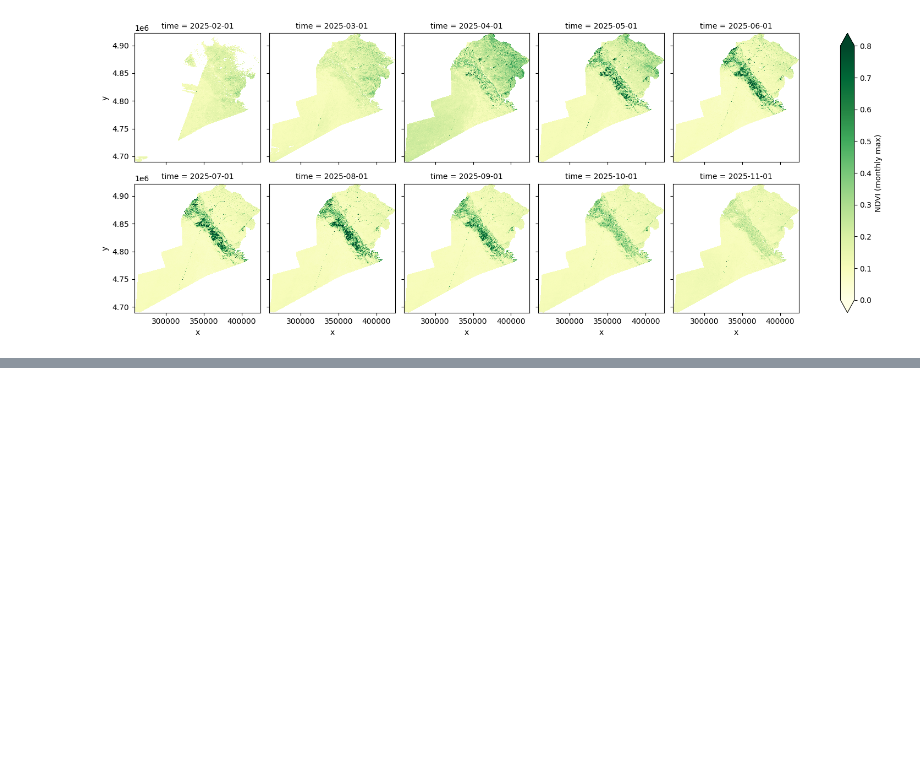
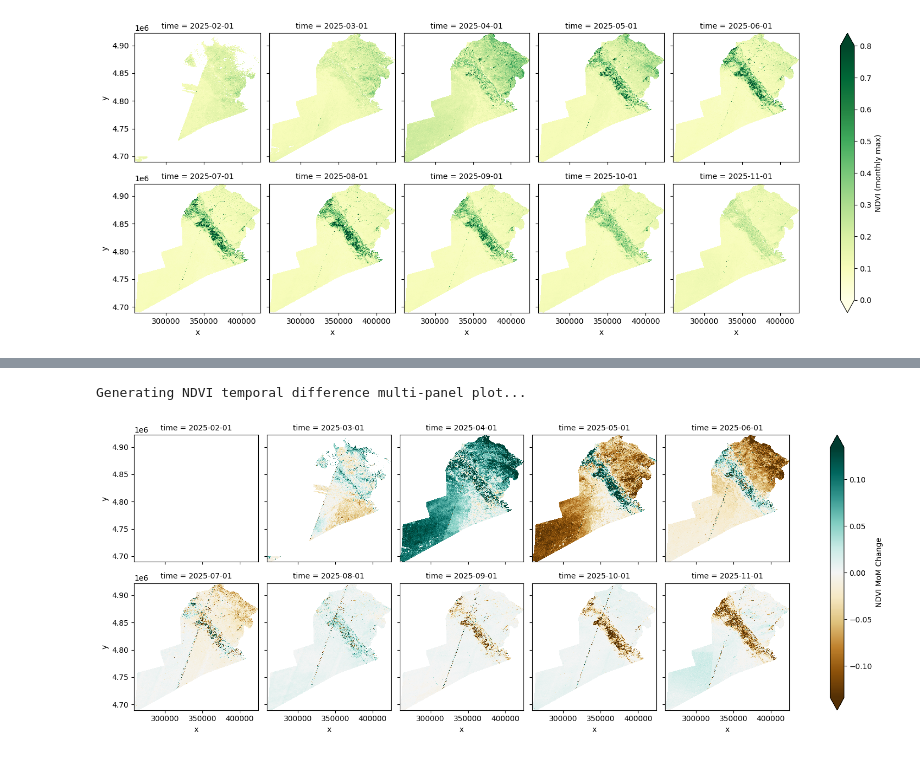
Before and after one commit to 13rustam/Zhanakorgan_Agriculture, a Jupyter notebook: Water_Crop_Use_Kaz.ipynb, the cells around one changed output, grey strips where cells are left out. Cells and saved outputs as stored; diff of their text form; code cells hidden in the pictures; blank space fills up the shorter version.

```diff
--- a/Water_Crop_Use_Kaz.ipynb
+++ b/Water_Crop_Use_Kaz.ipynb
@@ -143,0 +181,17 @@ Map(center=[43.43741817070838, 67.09229390138452], controls=(WidgetControl(optio
+# %%
+# 2. NDVI Temporal Difference (Month-over-month change)
+ndvi_diff = ndvi_monthly.diff('time')
+ds['ndvi_diff'] = ndvi_diff
+
+print('Generating NDVI temporal difference multi-panel plot...')
+ds['ndvi_diff'].plot(
+    col='time',
+    col_wrap=5,
+    cmap='BrBG',  # Brown/Green diverging colormap: brown = decrease, green = increase
+    robust=True,
+    cbar_kwargs={'label': 'NDVI MoM Change'},
+)
+plt.show()
+# %% [output]
+Generating NDVI temporal difference multi-panel plot...
+[figure, added]
```
Also changed, not shown: parts of 10 cells of this notebook.
